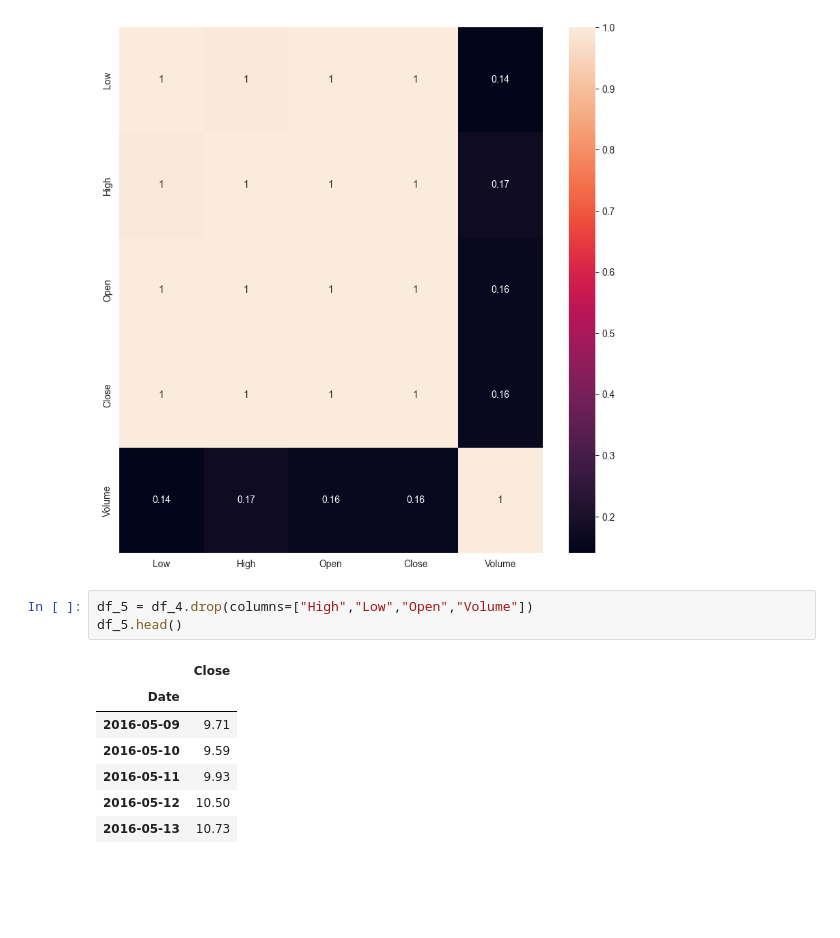
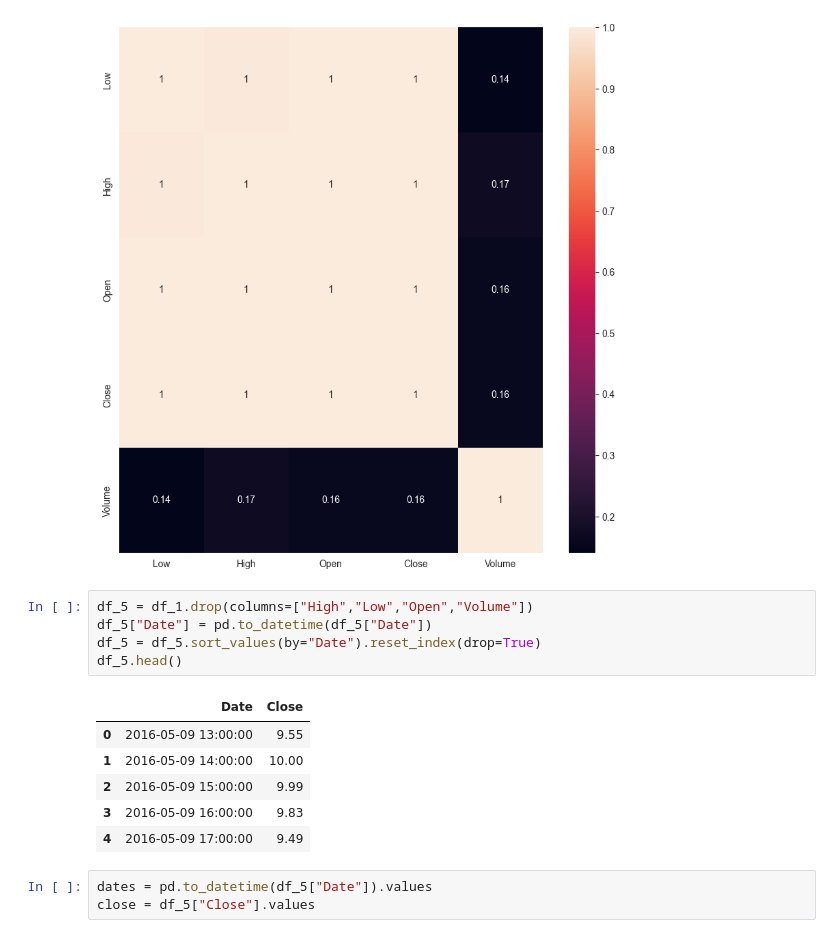
Before and after one commit to amith-vardhan99/udemy, a Jupyter notebook: Ethereum Price Prediction using GRU-LSTMs for Forecasting/notebook_2.ipynb, the cells around one changed output. Saved outputs shown, nothing was run; the diff lists cells and outputs as text; blank space fills up the shorter version.

```diff
--- a/Ethereum Price Prediction using GRU-LSTMs for Forecasting/notebook_2.ipynb
+++ b/Ethereum Price Prediction using GRU-LSTMs for Forecasting/notebook_2.ipynb
@@ -89,13 +90,17 @@ sns.heatmap(df_4.corr(),annot=True)
 <Axes: >
 [figure]
 # %%
-df_5 = df_4.drop(columns=["High","Low","Open","Volume"])
+df_5 = df_1.drop(columns=["High","Low","Open","Volume"])
+df_5["Date"] = pd.to_datetime(df_5["Date"])
+df_5 = df_5.sort_values(by="Date").reset_index(drop=True)
 df_5.head()
 # %% [output]
-|  | Close |
-| Date |  |
-| 2016-05-09 | 9.71 |
-| 2016-05-10 | 9.59 |
-| 2016-05-11 | 9.93 |
-| 2016-05-12 | 10.50 |
-| 2016-05-13 | 10.73 |
+|  | Date | Close |
+| 0 | 2016-05-09 13:00:00 | 9.55 |
+| 1 | 2016-05-09 14:00:00 | 10.00 |
+| 2 | 2016-05-09 15:00:00 | 9.99 |
+| 3 | 2016-05-09 16:00:00 | 9.83 |
+| 4 | 2016-05-09 17:00:00 | 9.49 |
+# %%
+dates = pd.to_datetime(df_5["Date"]).values
+close = df_5["Close"].values
```
Also changed, not shown: parts of 16 cells of this notebook, 3 other files.
